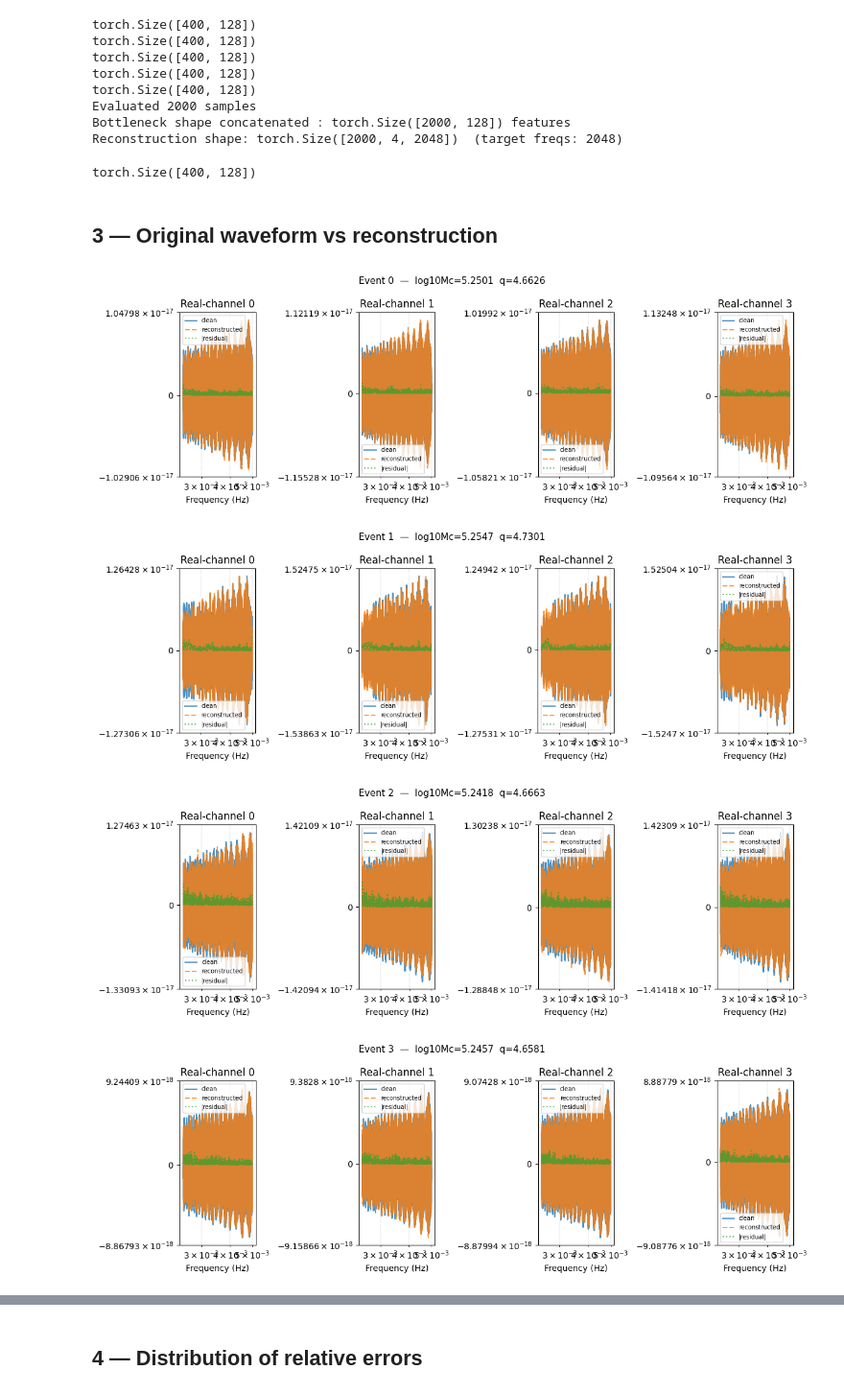
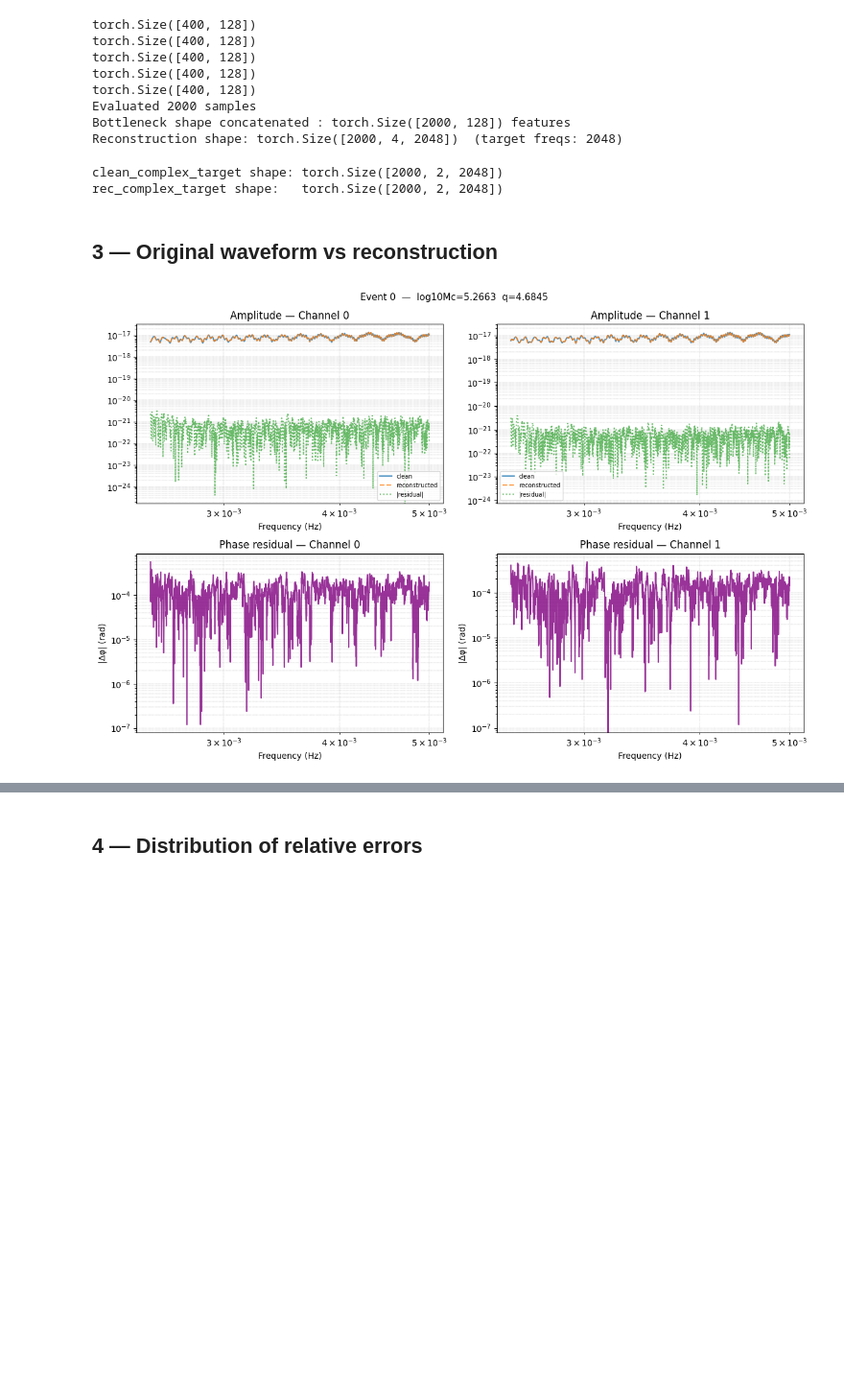
Before and after one commit to g-puleo/pembhb, a Jupyter notebook: scripts/visualise_autoencoder.ipynb, the cells around one changed output, grey strips where cells are left out. Shown at 96% size. Cells and saved outputs as stored; diff of their text form; code cells hidden in the pictures; blank space fills up the shorter version.

```diff
--- a/scripts/visualise_autoencoder.ipynb
+++ b/scripts/visualise_autoencoder.ipynb
@@ -34,8 +33,9 @@ Using device: cuda
 import glob
 
 
-ckpt_path = glob.glob("/data/gpuleo/mbhb/logs/autoencoder/version_11/checkpoints/*.ckpt")[0]  # <-- fill in: path to the .ckpt file
-data_filename = "/data/gpuleo/mbhb/20260212fullsky_narrowmc_tc_v0/simulation_round_1.h5"
+ckpt_path = glob.glob("/data/gpuleo/mbhb/logs/autoencoder/version_12/checkpoints/*.ckpt")[0]  # <-- fill in: path to the .ckpt file
+#data_filename = "/data/gpuleo/mbhb/20260212fullsky_narrowmc_tc_v0/simulation_round_1.h5"
+data_filename = "/data/gpuleo/mbhb/20260202_narrowprior_v1/simulation_round_0.h5"
 # Datasets where one parameter is fixed and the other varies
 fix_q_filename  = "miao"
 fix_mc_filename = "bau"
@@ -149,47 +149,73 @@ Evaluated 2000 samples
 Bottleneck shape concatenated : torch.Size([2000, 128]) features
 Reconstruction shape: torch.Size([2000, 4, 2048])  (target freqs: 2048)
 # %%
-all_bottleneck[0].shape
+# Convert clean_real_target and rec_real back to complex format
+# Shape: (N, 2*n_ch, n_freqs) -> (N, n_ch, n_freqs) complex
+# Channel ordering: [re_ch0, im_ch0, re_ch1, im_ch1, ...]
+
+clean_complex_target = clean_real_target[:, 0::2, :] + 1j * clean_real_target[:, 1::2, :]
+rec_complex_target = rec_real[:, 0::2, :] + 1j * rec_real[:, 1::2, :]
+
+print(f"clean_complex_target shape: {clean_complex_target.shape}")  # (N, n_ch, n_freqs_target)
+print(f"rec_complex_target shape:   {rec_complex_target.shape}")
+
+amp_clean_target = torch.abs(clean_complex_target)
+amp_rec_target = torch.abs(rec_complex_target)
 # %% [output]
-torch.Size([400, 128])
+clean_complex_target shape: torch.Size([2000, 2, 2048])
+rec_complex_target shape:   torch.Size([2000, 2, 2048])
 # %% [markdown]
 ## 3 — Original waveform vs reconstruction
 # %%
-N_events_plot = 4
+N_events_plot = 1
 
-# We compare in the *real representation* space (the space the AE operates in)
+# We compare in the *complex amplitude and phase* space
 # Use *_target variants so shapes match when high_freq_only is enabled.
 for j in range(N_events_plot):
-    fig, axes = plt.subplots(1, 2 * n_ch, figsize=(6 * n_ch, 4))
-    if 2 * n_ch == 1:
-        axes = [axes]
-    for c in range(2 * n_ch):
-        ax = axes[c]
-        orig = clean_real_target[j, c, :].numpy()
-        recon = rec_real[j, c, :].numpy()
-        residual = np.abs(orig - recon)
+    fig, axes = plt.subplots(2, n_ch, figsize=(6 * n_ch, 8))
+    if n_ch == 1:
+        axes = axes.reshape(2, 1)
 
-        ax.plot(freqs_target, orig, label="clean", alpha=0.8)
-        ax.plot(freqs_target, recon, '--', label="reconstructed", alpha=0.8)
-        ax.plot(freqs_target, residual, ':', label="|residual|", alpha=0.7)
+    for c in range(n_ch):
+        # --- Amplitude ---
+        ax = axes[0, c]
+        orig_amp = amp_clean_target[j, c, :].numpy()
+        recon_amp = amp_rec_target[j, c, :].numpy()
+        residual_amp = np.abs(orig_amp - recon_amp)
+
+        ax.plot(freqs_target, orig_amp, label="clean", alpha=0.8)
+        ax.plot(freqs_target, recon_amp, '--', label="reconstructed", alpha=0.8)
+        ax.plot(freqs_target, residual_amp, ':', label="|residual|", alpha=0.7)
         ax.set_xlabel("Frequency (Hz)")
         ax.set_xscale("log")
-        ax.set_yscale("symlog", linthresh=1e-6)
-        ax.set_title(f"Real-channel {c}")
+        ax.set_yscale("log")
+        ax.set_title(f"Amplitude — Channel {c}")
         ax.legend(fontsize=7)
+        ax.grid(True, which='both', ls='--', lw=0.3)
+
+        # --- Phase residual ---
+        ax = axes[1, c]
+        phase_clean = torch.angle(clean_complex_target[j, c, :]).numpy()
+        phase_rec = torch.angle(rec_complex_target[j, c, :]).numpy()
+        # Wrap-safe phase difference
+        phase_diff = np.abs(np.angle(np.exp(1j * (phase_clean - phase_rec))))
+
+        ax.plot(freqs_target, phase_diff, color='purple', alpha=0.8)
+        ax.set_xlabel("Frequency (Hz)")
+        ax.set_xscale("log")
+        ax.set_yscale("log")
+        ax.set_ylabel("|Δφ| (rad)")
+        ax.set_title(f"Phase residual — Channel {c}")
         ax.grid(True, which='both', ls='--', lw=0.3)
 
     p = params[j].numpy()
     fig.suptitle(f"Event {j}  —  log10Mc={p[0]:.4f}  q={p[1]:.4f}", fontsize=11)
     fig.tight_layout()
     fig.savefig(os.path.join(plot_dir, f"ae_reconstruction_event_{j}.png"), dpi=150)
     plt.show()
     plt.close(fig)
 # %% [output]
-[figure, old version]
+[figure, new version]
-[figure, removed]
-[figure, removed]
-[figure, removed]
 # %%
 # Also compare in the *complex* domain (amplitude)
 # Reconstruct complex waveform from AE output through the full encode→decode pipeline
```
Also changed, not shown: parts of 15 cells of this notebook, 7 other files.
